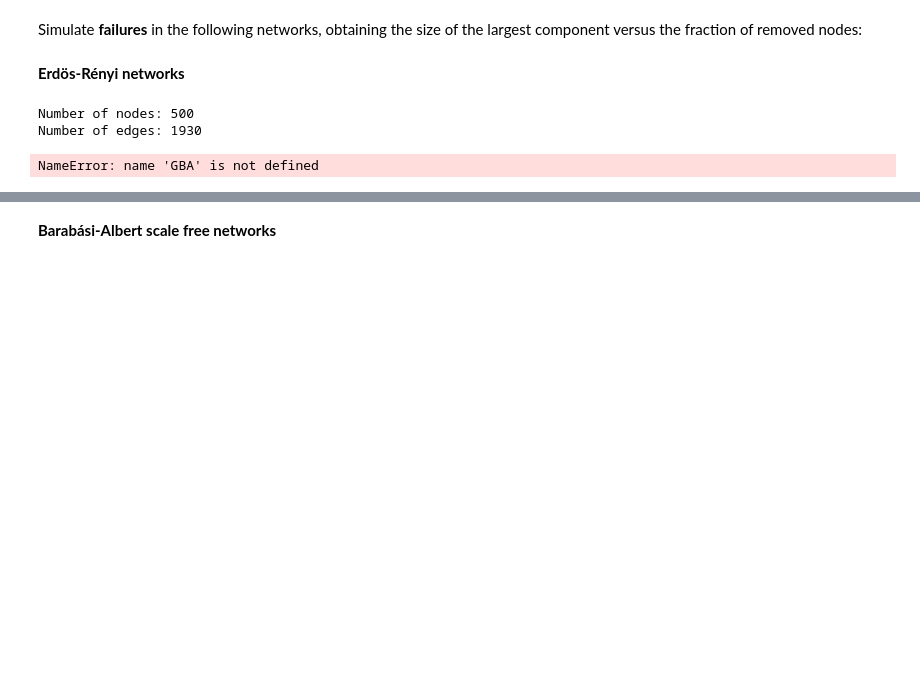
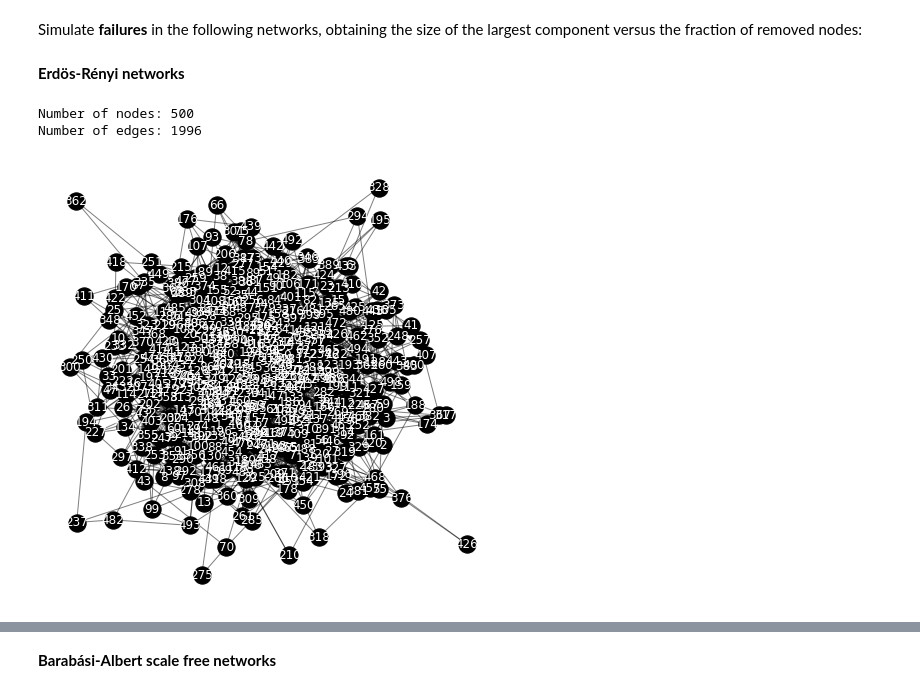
Before and after one commit to illiamw/Redes-Complexas, a Jupyter notebook: Projeto4/Projeto4.ipynb, the cells around one changed output, grey strips where cells are left out. Cells and saved outputs as stored; diff of their text form; code cells hidden in the pictures; blank space fills up the shorter version.

```diff
--- a/Projeto4/Projeto4.ipynb
+++ b/Projeto4/Projeto4.ipynb
@@ -179,26 +181,26 @@ Simulate **failures** in the following networks, obtaining the size of the large
 # %%
 #N = 500
 #av_degree = 2
 #p = av_degree/(N-1)
 GER = nx.gnp_random_graph(N, p, seed=None, directed=False)
 
 N = len(GER)
 M = GER.number_of_edges()
 print('Number of nodes:', N)
 print('Number of edges:', M)
 
 # Plotando o grafo:
-pos = nx.fruchterman_reingold_layout(GBA);
+pos = nx.fruchterman_reingold_layout(GER);
 plt.figure(figsize=(8,8));
 plt.axis("off");
-nx.draw_networkx_nodes(GBA, pos, node_size=300, node_color="black");
-nx.draw_networkx_edges(GBA, pos, alpha=0.500);
-nx.draw_networkx_labels(GBA, pos, font_color="white");
+nx.draw_networkx_nodes(GER, pos, node_size=300, node_color="black");
+nx.draw_networkx_edges(GER, pos, alpha=0.500);
+nx.draw_networkx_labels(GER, pos, font_color="white");
 plt.show();
 # %% [output]
 Number of nodes: 500
-Number of edges: 1930
+Number of edges: 1996
-NameError: name 'GBA' is not defined
+[figure, added]
 # %%
 fc = fcritical(GER)
 
```
Also changed, not shown: parts of 28 cells of this notebook.
